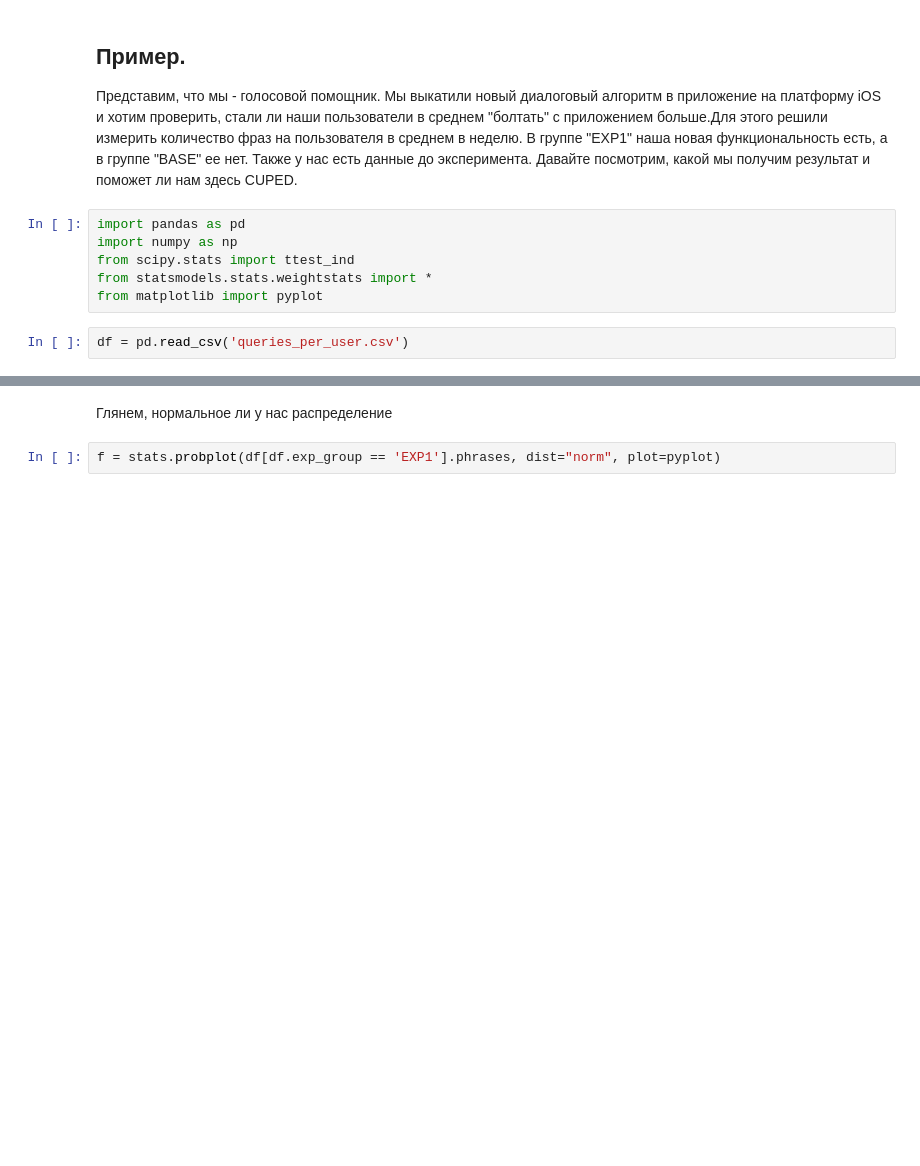
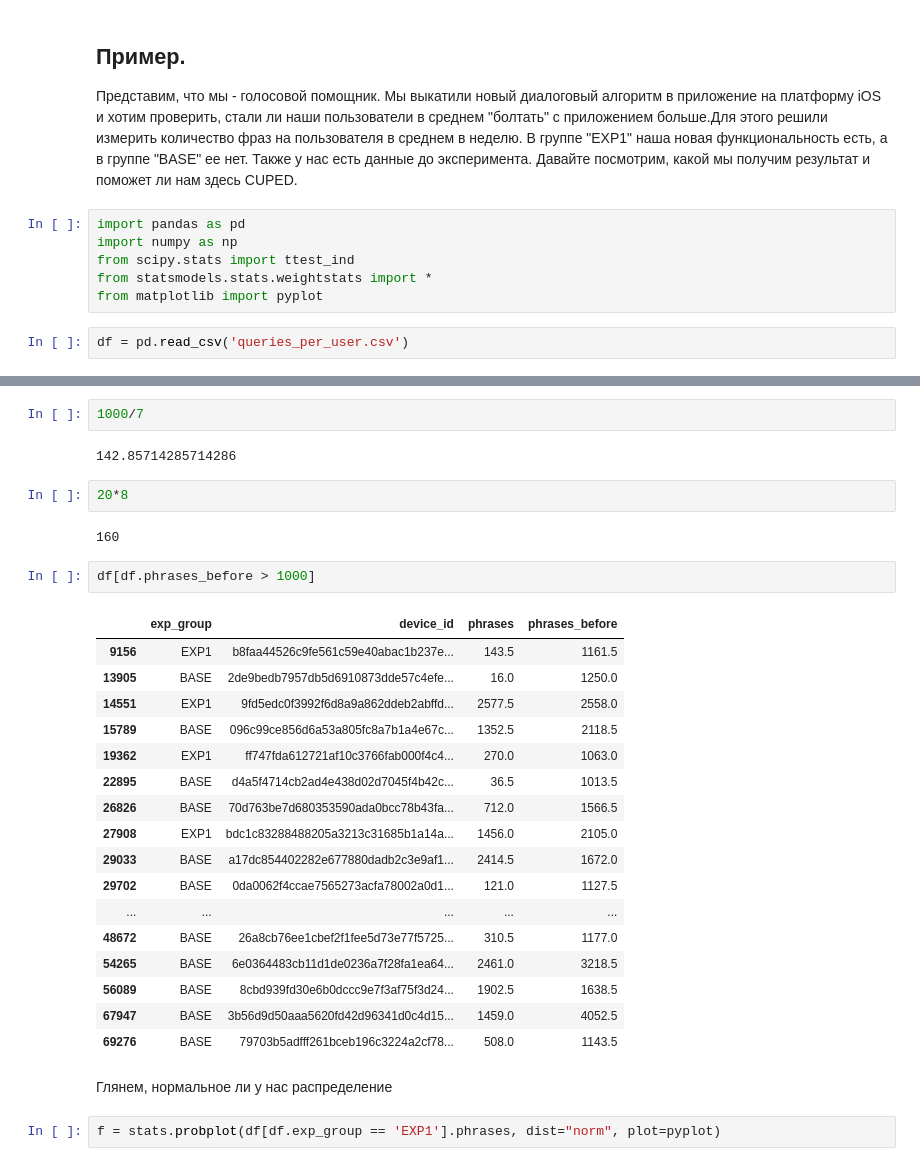
Before and after one commit to pileyan/HSE_Statistics_1, a Jupyter notebook: lect 10 CUPED/lect8 CUPED.ipynb, the cells around one changed output, grey strips where cells are left out. Drawn from its saved outputs; the diff is of its cells as text; blank space fills up the shorter version.

```diff
--- a/lect 10 CUPED/lect8 CUPED.ipynb
+++ b/lect 10 CUPED/lect8 CUPED.ipynb
@@ -165,3 +161,31 @@ df
+# %%
+1000/7
+# %% [output]
+142.85714285714286
+# %%
+20*8
+# %% [output]
+160
+# %%
+df[df.phrases_before > 1000]
+# %% [output]
+|  | exp_group | device_id | phrases | phrases_before |
+| 9156 | EXP1 | b8faa44526c9fe561c59e40abac1b237e... | 143.5 | 1161.5 |
+| 13905 | BASE | 2de9bedb7957db5d6910873dde57c4efe... | 16.0 | 1250.0 |
+| 14551 | EXP1 | 9fd5edc0f3992f6d8a9a862ddeb2abffd... | 2577.5 | 2558.0 |
+| 15789 | BASE | 096c99ce856d6a53a805fc8a7b1a4e67c... | 1352.5 | 2118.5 |
+| 19362 | EXP1 | ff747fda612721af10c3766fab000f4c4... | 270.0 | 1063.0 |
+| 22895 | BASE | d4a5f4714cb2ad4e438d02d7045f4b42c... | 36.5 | 1013.5 |
+| 26826 | BASE | 70d763be7d680353590ada0bcc78b43fa... | 712.0 | 1566.5 |
+| 27908 | EXP1 | bdc1c83288488205a3213c31685b1a14a... | 1456.0 | 2105.0 |
+| 29033 | BASE | a17dc854402282e677880dadb2c3e9af1... | 2414.5 | 1672.0 |
+| 29702 | BASE | 0da0062f4ccae7565273acfa78002a0d1... | 121.0 | 1127.5 |
+| ... | ... | ... | ... | ... |
+| 48672 | BASE | 26a8cb76ee1cbef2f1fee5d73e77f5725... | 310.5 | 1177.0 |
+| 54265 | BASE | 6e0364483cb11d1de0236a7f28fa1ea64... | 2461.0 | 3218.5 |
+| 56089 | BASE | 8cbd939fd30e6b0dccc9e7f3af75f3d24... | 1902.5 | 1638.5 |
+| 67947 | BASE | 3b56d9d50aaa5620fd42d96341d0c4d15... | 1459.0 | 4052.5 |
+| 69276 | BASE | 79703b5adfff261bceb196c3224a2cf78... | 508.0 | 1143.5 |
 # %% [markdown]
 Глянем, нормальное ли у нас распределение
 # %%
```
Also changed, not shown: parts of 17 cells of this notebook, 1 other file.
